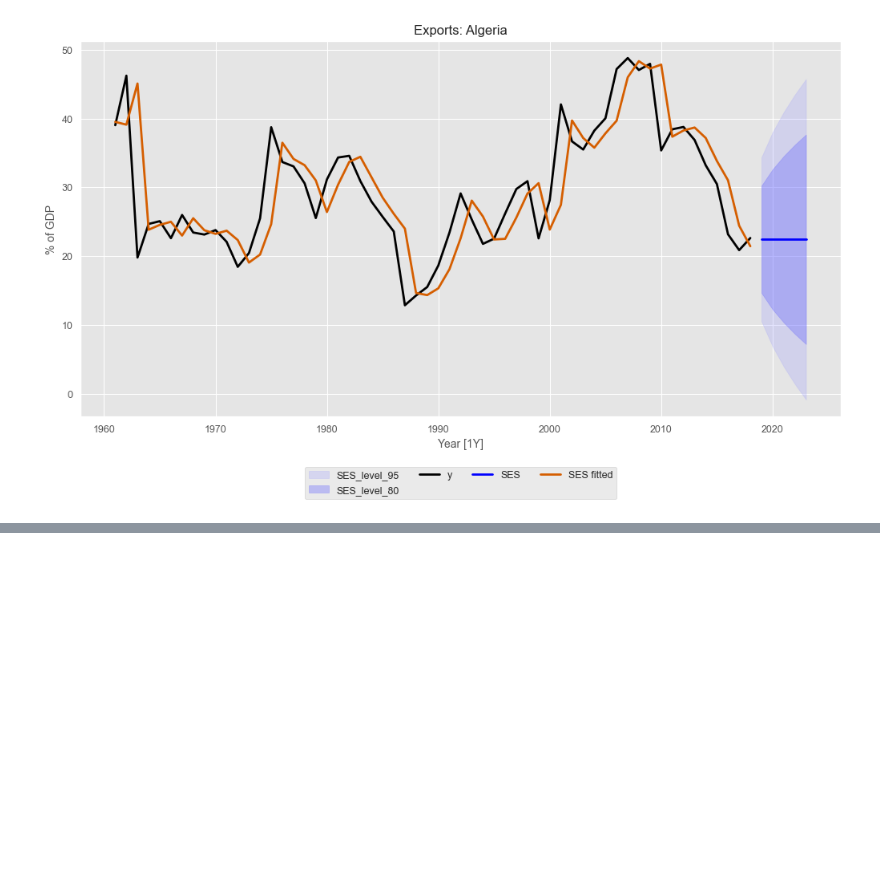
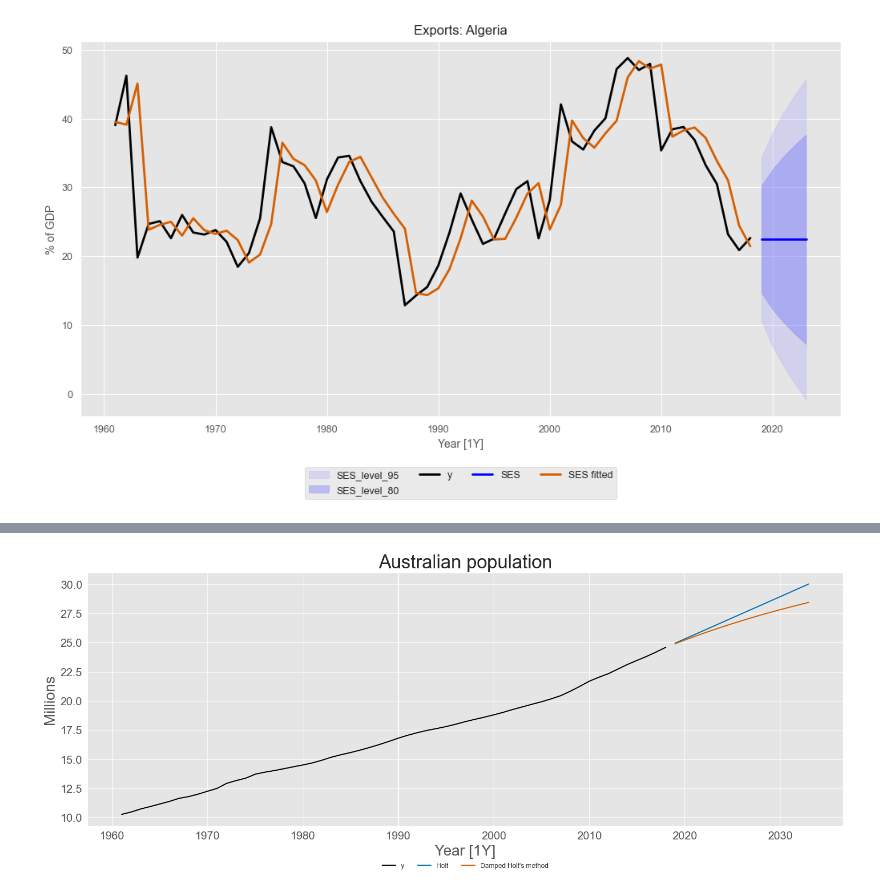
Before and after one commit to omeraytug/fpp3, a Jupyter notebook: code_alongs/08_exponential_smoothing.ipynb, the cells around one changed output, grey strips where cells are left out. Drawn from its saved outputs; the diff is of its cells as text; code cells hidden in the pictures; blank space fills up the shorter version.

```diff
--- a/code_alongs/08_exponential_smoothing.ipynb
+++ b/code_alongs/08_exponential_smoothing.ipynb
@@ -211,0 +246,53 @@ plt.show()
+# %%
+sf = StatsForecast(
+  models=[
+    AutoETS(model="AAN", alias="Holt"),
+    AutoETS(model="AAN", alias="Damped Holt's method",
+      damped=True, phi=0.9),
+  ],
+  freq="YE",
+)
+fc = sf.forecast(df=aus_economy, h=15)
+# %%
+fig, ax = plt.subplots(figsize=(15, 6))
+
+# Actual series
+ax.plot(
+    aus_economy["ds"],
+    aus_economy["y"],
+    color="#000000",
+    linewidth=1.5,
+    label="y",
+)
+
+# Forecasts
+ax.plot(
+    fc["ds"],
+    fc["Holt"],
+    color="#0072B2",
+    linewidth=1.5,
+    label="Holt",
+)
+ax.plot(
+    fc["ds"],
+    fc["Damped Holt's method"],
+    color="#D55E00",
+    linewidth=1.5,
+    label="Damped Holt's method",
+)
+
+ax.set_title("Australian population", fontsize=25)
+ax.set_xlabel("Year [1Y]", fontsize=20)
+ax.set_ylabel("Millions", fontsize=20)
+ax.tick_params(axis="both", labelsize=15)
+
+ax.legend(
+    loc="upper center",
+    bbox_to_anchor=(0.5, -0.12),
+    ncol=3,
+    frameon=False,
+)
+
+plt.show()
+# %% [output]
+[figure, added]
```
Also changed, not shown: parts of 24 cells of this notebook, 1 other file.
